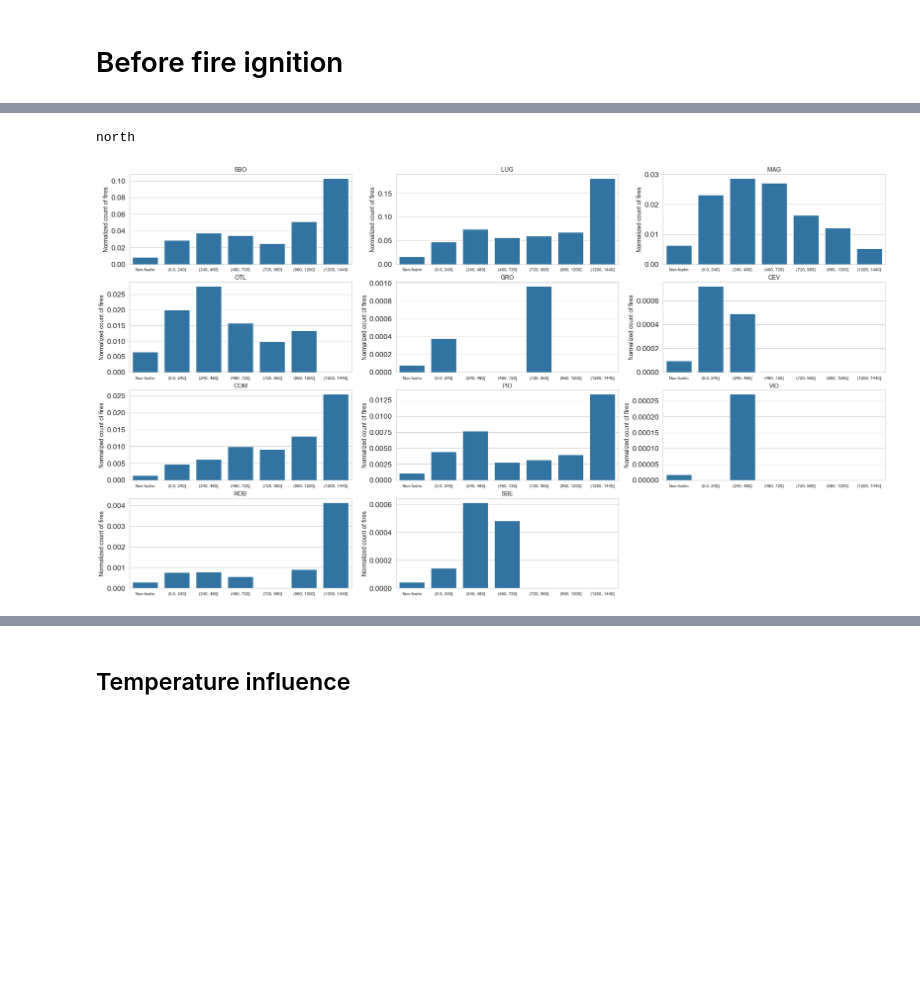
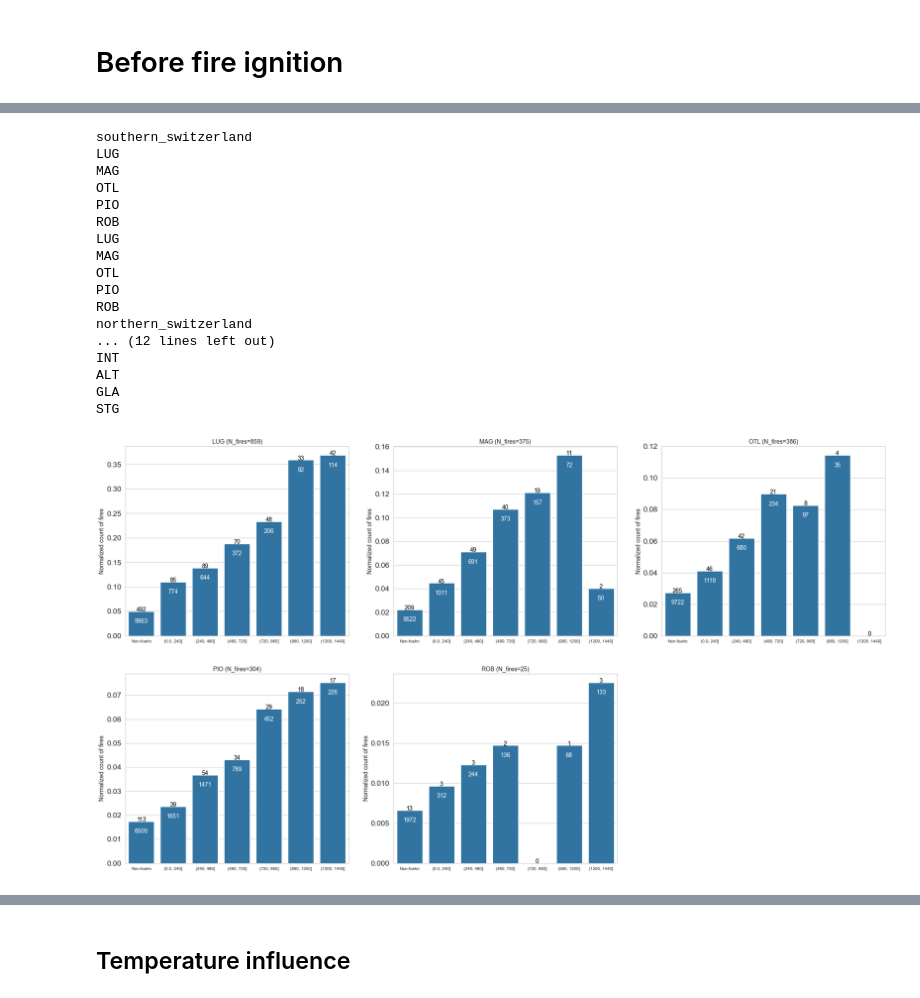
Before and after one commit to ch-mon/foehn-fire-impact, a Jupyter notebook: notebooks/02_descriptive_analysis/data_exploration.ipynb, the cells around one changed output, grey strips where cells are left out. Drawn from its saved outputs; the diff is of its cells as text; code cells hidden in the pictures; blank space fills up the shorter version.

```diff
--- a/notebooks/02_descriptive_analysis/data_exploration.ipynb
+++ b/notebooks/02_descriptive_analysis/data_exploration.ipynb
@@ -43,0 +56,6 @@ Foehn prevalent 24h before start of fire (%): 0.36811802806765026
+# %%
+from scipy import stats
+df["log_duration_min"] = np.log10(df["duration_min"])
+sns.regplot(x ="foehn_minutes_during_6_hours_after_start_of_fire", y="log_duration_min", data=df)
+df= df.dropna(subset=["foehn_minutes_during_6_hours_after_start_of_fire","log_duration_min"] )
+stats.linregress(df["foehn_minutes_during_6_hours_after_start_of_fire"], df["log_duration_min"])
@@ -170,7 +208,7 @@ for hours in [6,12]:
 # %%
 # Predefined regions and stations therein
 # Eliminated stations:
-regions = context.config_loader.get("regions.json")
+regions = context.params["regions"]
 
 for region in regions.keys():
     for station in regions[region]:
@@ -181,7 +219,7 @@ df_onlyfoehn = df.loc[df["foehn_minutes_during_6_hours_after_start_of_fire"]>0,
 pd.concat([df_total, df_onlyfoehn], axis=1).plot(kind="barh")
 plt.xlabel("Number of fires (1981-2019)")
 plt.ylabel("")
-plt.xticks(range(0,2550, 50), labels=[str(i) if i%200 == 0 else "" for i in range(0,2550, 50)])
+plt.xticks(range(0,2250, 50), labels=[str(i) if i%200 == 0 else "" for i in range(0,2250, 50)])
 print(df["region"].value_counts(dropna=False, normalize=False))
 
 print(df_onlyfoehn.sort_values(ascending=False))
@@ -274,9 +305,9 @@ Amount of non-foehn-influenced fires:  1160
 # %%
 # OLD: bins_dict = {6: [5,6,11,60], 12: [0,6,10,60]}
 bins_dict = {2: range(0,60+1,5), 6: range(0,60+1,5), 12: range(0,55+1,5)}
-for region in regions.keys():
+for region in ["southern_switzerland"]:
     print(region)
     for hour in [2, 6,12]:
-        test_foehn_strength_foehn_nofoehn(df.loc[df["region"] == region, :].copy(), hours=hour, strength_var="FFX", bins=bins_dict[hour], quantile="q75")
+        test_foehn_strength_foehn_nofoehn(df.loc[df["region"] == region, :].copy(), hours=hour, strength_var="FFX", bins=bins_dict[hour], quantile="mean")
     break
 # %% [output]
@@ -319,12 +347,30 @@ df_rain["date"] = df_rain["date"] + pd.Timedelta(hours=7) + pd.Timedelta(days=1)
+# %%
+# Since rain data goes from 0700 to 0700 the next day (Swiss time). Move to file at some point.
+df_rain["date"] = df_rain["date"] + pd.Timedelta(hours=14) + pd.Timedelta(days=1)
 # %%
 df_merge = pd.merge(df_foehn, df_rain, on ="date", how="left")
 #df_merge["date"] = df_merge["date"] + pd.Timedelta(hours=-24*5)
 # %%
 # Before fire start
-for region in regions.keys():
+for region in ["southern_switzerland", "northern_switzerland"]:
     print(region)
     plot_binned_fire_count_before_fire_start_single_station(df.loc[df["region"] == region, :], df_foehn=df_merge, hours=24, stations_in_region=regions[region])
-    break
 # %% [output]
-north
+southern_switzerland
+LUG
+MAG
+OTL
+PIO
+ROB
+LUG
+MAG
+OTL
+PIO
+ROB
+northern_switzerland
+... (12 lines left out)
+INT
+ALT
+GLA
+STG
-[figure, old version]
+[figure, new version]
```
Also changed, not shown: parts of 26 cells of this notebook, 7 other files.
